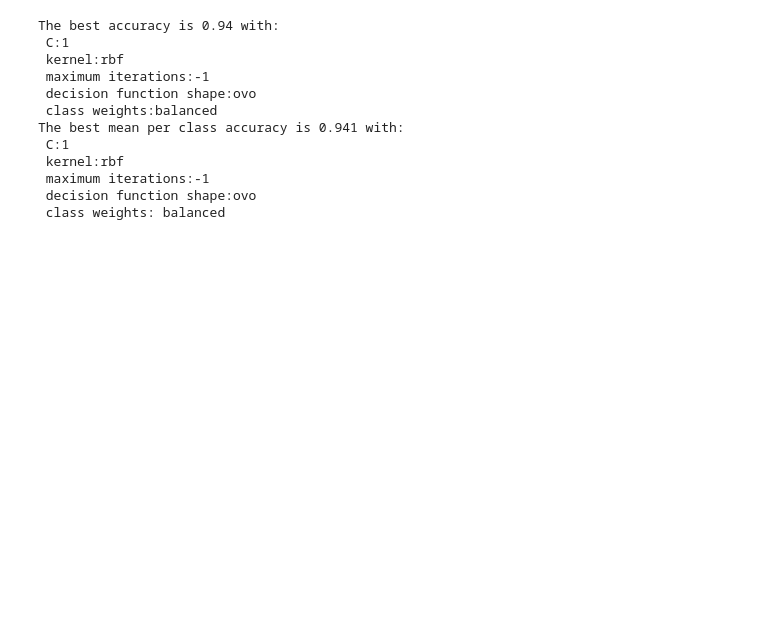
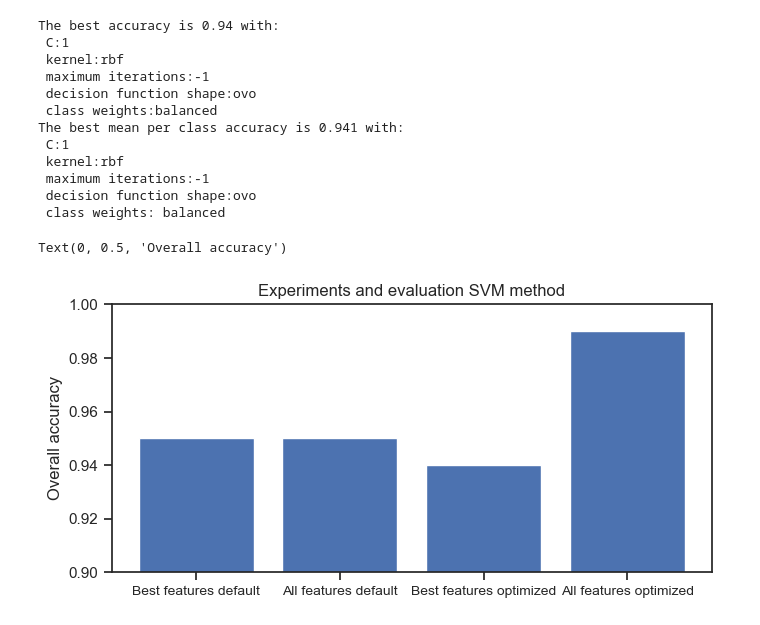
Before and after one commit to shreyakejriwal02/GEO5017_Group_13, a Jupyter notebook: Assignment_2_paolo.ipynb, the cells around one changed output. Drawn from its saved outputs; the diff is of its cells as text; code cells hidden in the pictures; blank space fills up the shorter version.

```diff
--- a/Assignment_2_paolo.ipynb
+++ b/Assignment_2_paolo.ipynb
@@ -127,9 +114,14 @@ ground_area: 0.274
 # Drop the least important features from the training data
 X_updated_svm = df_features.drop(['label', 'density', 'projected_bb'], axis=1)
 X_updated_rf = df_features.drop(['label', 'average_height', 'projected_bb'], axis=1)
+# %%
+# Running the classieifers only with the best 4 features
+b_svm_accuracy, b_svm_mean_accuracy, b_svm_train_acc = functions.SVM_classifier(X_updated_svm,y, 0.2)
+b_rf_accuracy, b_rf_mean_accuracy, b_rf_train_acc = functions.RF_classifier(X_updated_rf, y, 0.2)
 # %%
-functions.HyperparameterSVM(X, y, 0.2)
-functions.HyperparameterSVM(X_updated_svm, y, 0.2)
+# Hyperparameter tuning of SVM method
+svm_acc_6f, svm_dict_6f = functions.HyperparameterSVM(X, y, 0.2)
+svm_acc_4f, svm_dict_4f = functions.HyperparameterSVM(X_updated_svm, y, 0.2)
 # %% [output]
 The best accuracy is 0.99 with:
  C:5
@@ -155,4 +147,16 @@ The best mean per class accuracy is 0.941 with:
  maximum iterations:-1
  decision function shape:ovo
  class weights: balanced
+# %%
+# barplot of some experiments with SVM method
+x_bar_SVM = ['Best features default', 'All features default', 'Best features optimized', 'All features optimized']
+y_bar_SVM = [b_svm_accuracy, svm_accuracy, svm_acc_4f, svm_acc_6f]
+plt.bar(x_bar_SVM, y_bar_SVM)
+plt.ylim(0.9, 1)
+plt.xticks(size=10)
+plt.title('Experiments and evaluation SVM method')
+plt.ylabel('Overall accuracy')
+# %% [output]
+Text(0, 0.5, 'Overall accuracy')
+[figure, added]
 # %%
```
Also changed, not shown: parts of 7 cells of this notebook, 1 other file.
